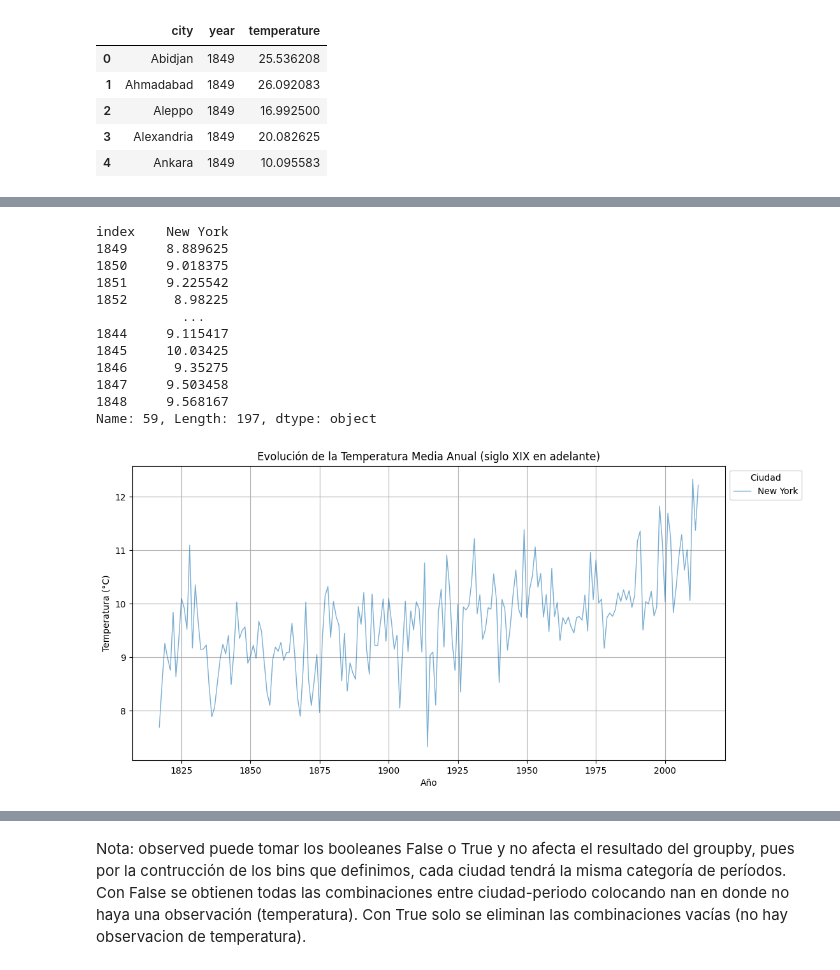
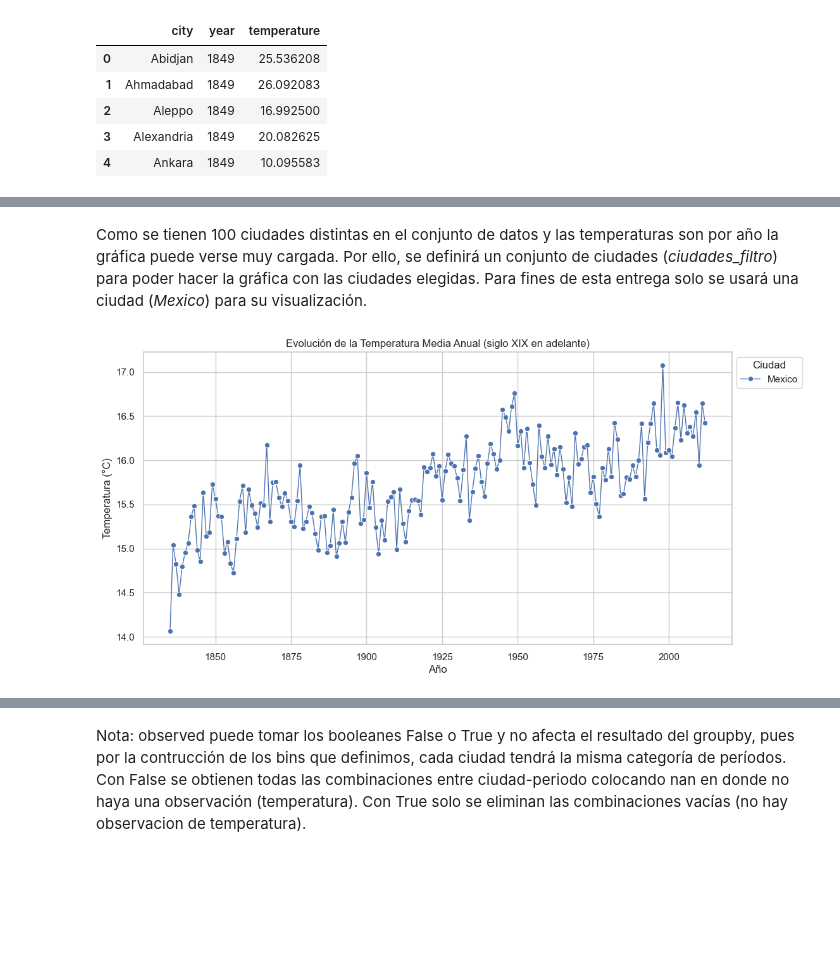
Before and after one commit to RodrigoRiveraRico/data_science_FCiencias, a Jupyter notebook: Clase_3/Clase_3.ipynb, the cells around one changed output, grey strips where cells are left out. Cells and saved outputs as stored; diff of their text form; code cells hidden in the pictures; blank space fills up the shorter version.

```diff
--- a/Clase_3/Clase_3.ipynb
+++ b/Clase_3/Clase_3.ipynb
@@ -351,12 +365,11 @@ Nos interesa transformar el DataFrame a formato largo para poder graficar cómod
 # %%
-df = df.rename(columns={"index": "city"})
-
 df_long = df.melt(id_vars=["city"], var_name="year", value_name="temperature")
 
-# Importante trabajar con valores numéricos en la columna `year`
-# para que la gráfica (eje horizontal) se haga con dicho tipo de dato.
+df_long = df_long.dropna(subset=['temperature'])
+
 df_long["year"] = df_long["year"].astype(int)
 
+# Visualización de las primeras 5 filas
 df_long.head(5)
 # %% [output]
 |  | city | year | temperature |
@@ -400,28 +381,18 @@ top_5
-# %%
-df.iloc[59]
-# %% [output]
-index    New York
-1849     8.889625
-1850     9.018375
-1851     9.225542
-1852      8.98225
-           ...
-1844     9.115417
-1845     10.03425
-1846      9.35275
-1847     9.503458
-1848     9.568167
-Name: 59, Length: 197, dtype: object
+# %% [markdown]
+Como se tienen 100 ciudades distintas en el conjunto de datos y las temperaturas son por año la gráfica puede verse muy cargada. Por ello, se definirá un conjunto de ciudades (_ciudades_filtro_) para poder hacer la gráfica con las ciudades elegidas. Para fines de esta entrega solo se usará una ciudad (_Mexico_) para su visualización.
 # %%
+ciudades_filtro = ['Montreal', 'Toronto', 'Moscow']
+ciudades_filtro = ['Mexico']
+
 plt.figure(figsize=(12, 6))
-sns.lineplot(data=df_long[df_long['city']=='New York'], x="year", y="temperature", hue="city", alpha=0.6, linewidth=1)
+sns.lineplot(data=df_long[df_long['city'].isin(ciudades_filtro)], x="year", y="temperature", hue="city", linewidth=1, marker='o')
 
 plt.title("Evolución de la Temperatura Media Anual (siglo XIX en adelante)")
 plt.xlabel("Año")
 plt.ylabel("Temperatura (°C)")
 # plt.ylim(0,31)
 plt.legend(title="Ciudad", loc="upper left", bbox_to_anchor=(1,1))
 plt.grid(True)
 plt.show()
 # %% [output]
-[figure, old version]
+[figure, new version]
```
Also changed, not shown: parts of 17 cells of this notebook.
